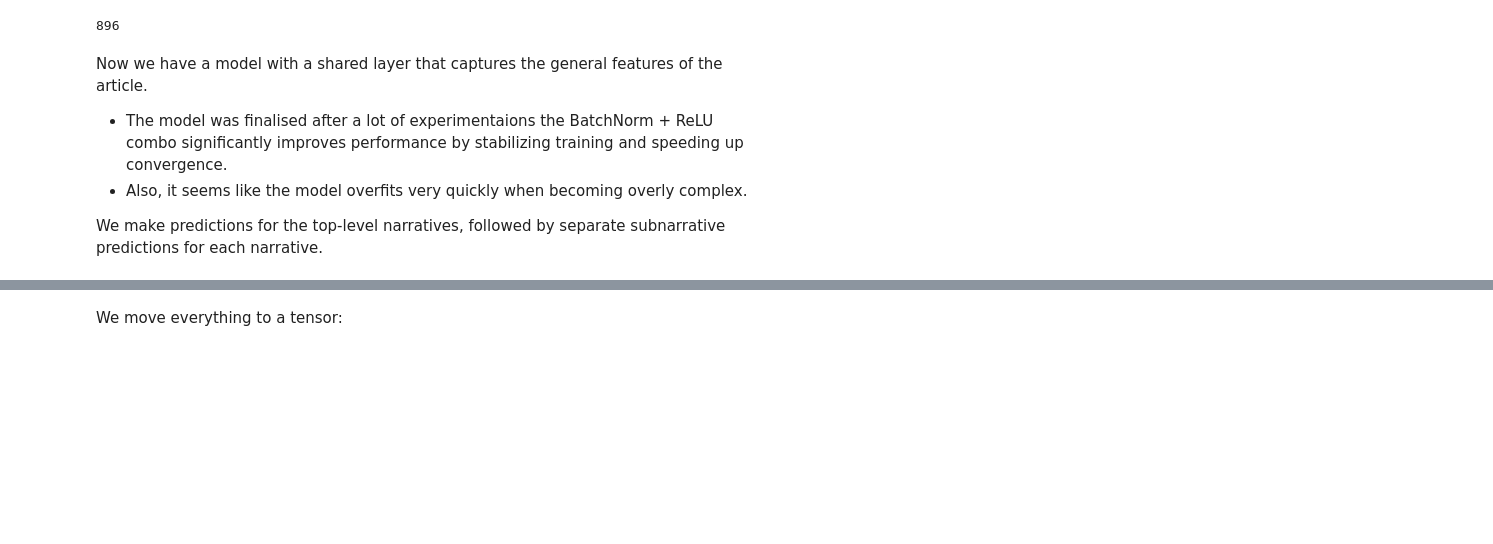
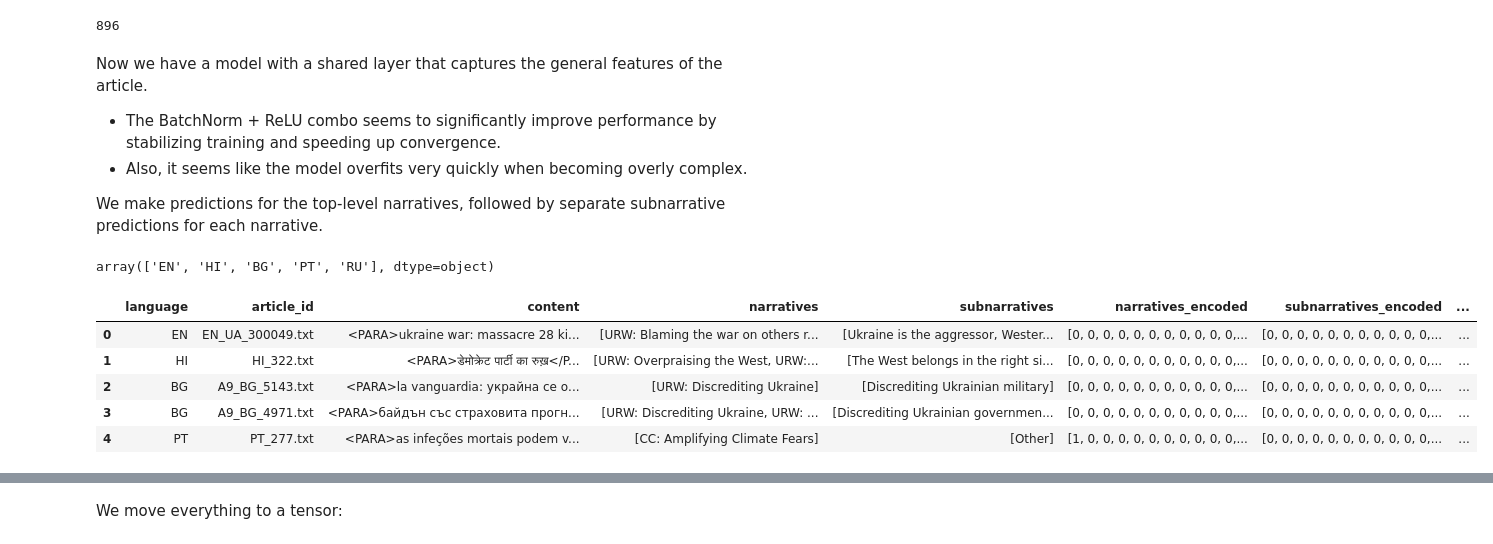
Before and after one commit to eleftheriouk/narrative-extraction-semeval, a Jupyter notebook: tasks/narratives/multilingual/multi-head-per-narrative_model.ipynb, the cells around one changed output, grey strips where cells are left out. Cells and saved outputs as stored; diff of their text form; code cells hidden in the pictures; blank space fills up the shorter version.

```diff
--- a/tasks/narratives/multilingual/multi-head-per-narrative_model.ipynb
+++ b/tasks/narratives/multilingual/multi-head-per-narrative_model.ipynb
@@ -79,5 +80,5 @@ embeddings_folder = os.path.join(base_save_folder_dir, 'Embeddings/all_embedding
 def load_embeddings(filename):
     return np.load(filename)
 
-embeddings_kalm = load_embeddings(embeddings_folder)
+train_embeddings = load_embeddings(embeddings_folder)
 # %%
@@ -166,0 +113,3 @@ dataset_train.shape
+# %%
+with open(os.path.join(dataset_folder, 'dataset_val_cleaned.pkl'), 'rb') as f:
+    dataset_val = pickle.load(f)
@@ -166,0 +137,10 @@ dataset_train.shape
+# %%
+def custom_shuffling(data, embeddings):
+    shuffled_indices = np.arange(len(data))
+    np.random.shuffle(shuffled_indices)
+    data = data.iloc[shuffled_indices].reset_index(drop=True)
+    embeddings = embeddings[shuffled_indices]
+
+    return data, embeddings
+# %%
+dataset_train, train_embeddings = custom_shuffling(dataset_train, train_embeddings)
@@ -333,8 +302,21 @@ print(input_size)
 896
 # %% [markdown]
 Now we have a model with a shared layer that captures the general features of the article.
-* The model was finalised after a lot of experimentaions the BatchNorm + ReLU combo significantly improves performance by stabilizing training and speeding up convergence.
+* The BatchNorm + ReLU combo seems to significantly improve performance by stabilizing training and speeding up convergence.
 * Also, it seems like the model overfits very quickly when becoming overly complex.
 
 We make predictions for the top-level narratives, followed by separate subnarrative predictions for each narrative.
+# %%
+dataset_train['language'].unique()
+# %% [output]
+array(['EN', 'HI', 'BG', 'PT', 'RU'], dtype=object)
+# %%
+dataset_train.head()
+# %% [output]
+|  | language | article_id | content | narratives | subnarratives | narratives_encoded | subnarratives_encoded | ... |
+| 0 | EN | EN_UA_300049.txt | <PARA>ukraine war: massacre 28 ki... | [URW: Blaming the war on others r... | [Ukraine is the aggressor, Wester... | [0, 0, 0, 0, 0, 0, 0, 0, 0, 0, 0,... | [0, 0, 0, 0, 0, 0, 0, 0, 0, 0, 0,... | ... |
+| 1 | HI | HI_322.txt | <PARA>डेमोक्रेट पार्टी का रुख़</P... | [URW: Overpraising the West, URW:... | [The West belongs in the right si... | [0, 0, 0, 0, 0, 0, 0, 0, 0, 0, 0,... | [0, 0, 0, 0, 0, 0, 0, 0, 0, 0, 0,... | ... |
+| 2 | BG | A9_BG_5143.txt | <PARA>la vanguardia: украйна се о... | [URW: Discrediting Ukraine] | [Discrediting Ukrainian military] | [0, 0, 0, 0, 0, 0, 0, 0, 0, 0, 0,... | [0, 0, 0, 0, 0, 0, 0, 0, 0, 0, 0,... | ... |
+| 3 | BG | A9_BG_4971.txt | <PARA>байдън със страховита прогн... | [URW: Discrediting Ukraine, URW: ... | [Discrediting Ukrainian governmen... | [0, 0, 0, 0, 0, 0, 0, 0, 0, 0, 0,... | [0, 0, 0, 0, 0, 0, 0, 0, 0, 0, 0,... | ... |
+| 4 | PT | PT_277.txt | <PARA>as infeções mortais podem v... | [CC: Amplifying Climate Fears] | [Other] | [1, 0, 0, 0, 0, 0, 0, 0, 0, 0, 0,... | [0, 0, 0, 0, 0, 0, 0, 0, 0, 0, 0,... | ... |
 # %%
```
Also changed, not shown: parts of 80 cells of this notebook, 5 other files.
